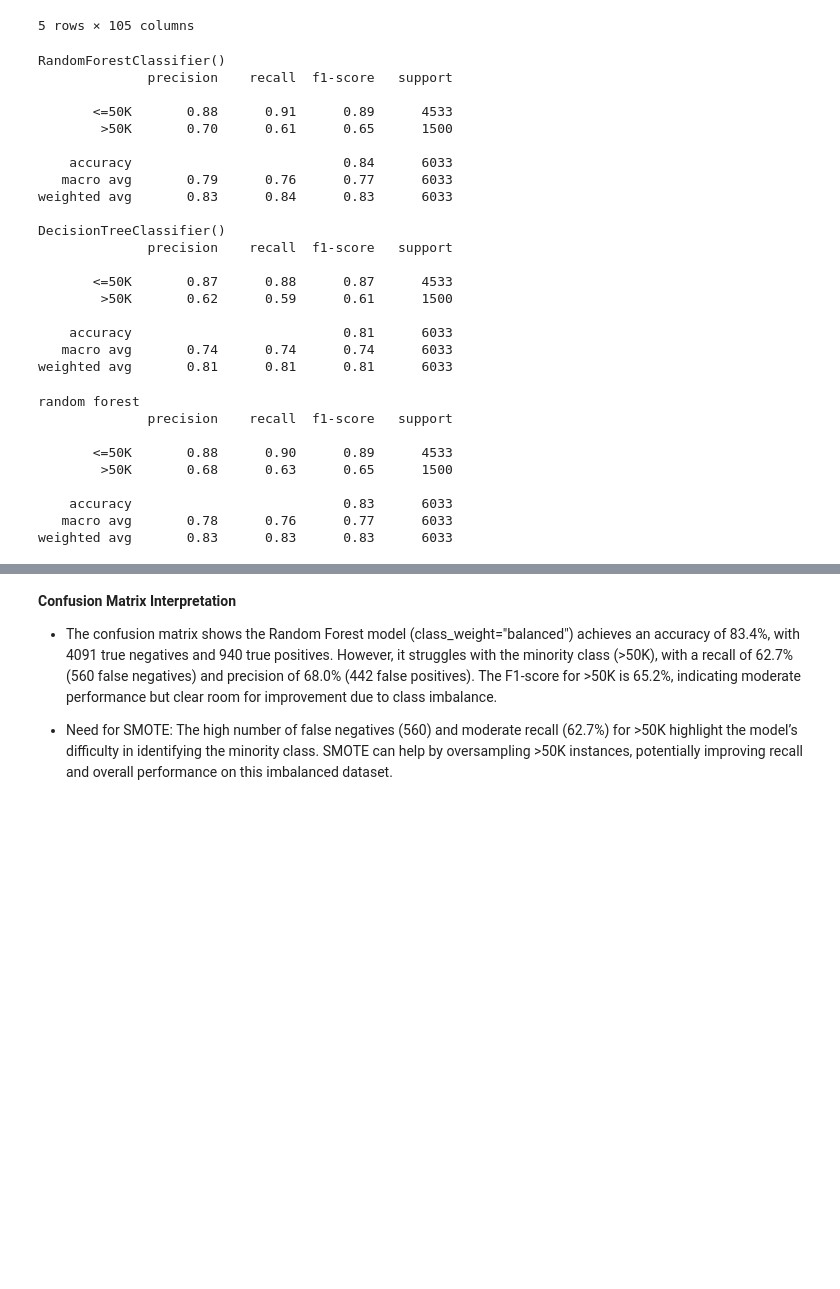
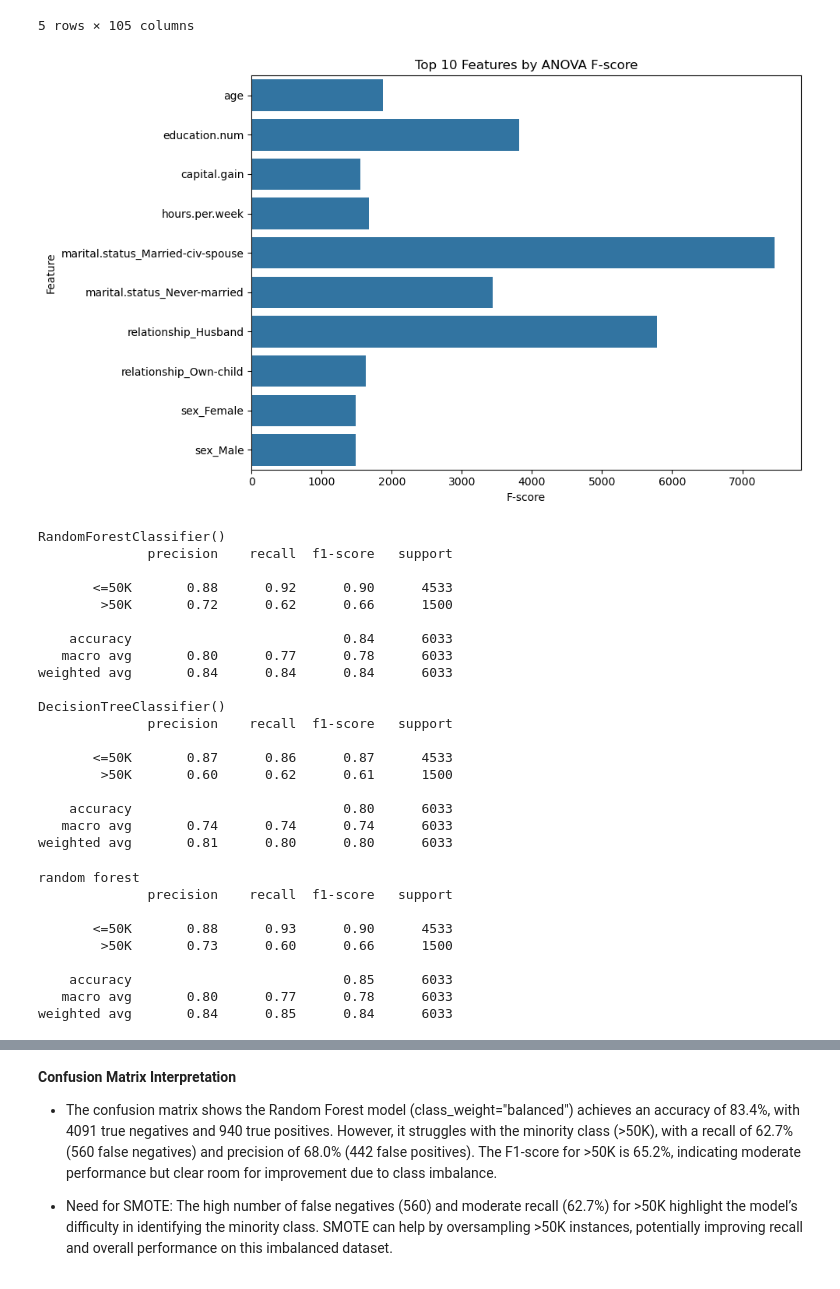
Before and after one commit to mohammed-el-amine-kichah/ML_2025_project, a Jupyter notebook: adult.ipynb, the cells around one changed output, grey strips where cells are left out. Cells and saved outputs as stored; diff of their text form; code cells hidden in the pictures; blank space fills up the shorter version.

```diff
--- a/adult.ipynb
+++ b/adult.ipynb
@@ -162,4 +171,33 @@ adult_df.head()
 | 5 | 34 | 216864 | 9 | 0 | 3770 | 45 | <=50K | ... |
 | 6 | 38 | 150601 | 6 | 0 | 3770 | 40 | <=50K | ... |
 5 rows × 105 columns
+# %%
+
+# Separate features and target
+X = adult_df.drop(columns=['income'])
+y = adult_df['income']
+
+# Use SelectKBest to select top 10 features
+selector = SelectKBest(score_func=f_classif, k=10)
+selector.fit(X, y)
+
+# Get feature scores and names
+scores = selector.scores_
+feature_names = X.columns
+
+# Get indices of top features
+top_indices = selector.get_support(indices=True)
+top_features = feature_names[top_indices]
+top_scores = scores[top_indices]
+
+# Plot the top k features
+plt.figure(figsize=(10, 6))
+sns.barplot(x=top_scores, y=top_features)
+plt.title('Top 10 Features by ANOVA F-score')
+plt.xlabel('F-score')
+plt.ylabel('Feature')
+plt.tight_layout()
+plt.show()
+# %% [output]
+[figure, added]
 # %%
@@ -180,22 +217,22 @@ for model in models :
 RandomForestClassifier()
               precision    recall  f1-score   support
 
-       <=50K       0.88      0.91      0.89      4533
-        >50K       0.70      0.61      0.65      1500
+       <=50K       0.88      0.92      0.90      4533
+        >50K       0.72      0.62      0.66      1500
 
     accuracy                           0.84      6033
-   macro avg       0.79      0.76      0.77      6033
-weighted avg       0.83      0.84      0.83      6033
+   macro avg       0.80      0.77      0.78      6033
+weighted avg       0.84      0.84      0.84      6033
 
 DecisionTreeClassifier()
               precision    recall  f1-score   support
 
-       <=50K       0.87      0.88      0.87      4533
-        >50K       0.62      0.59      0.61      1500
+       <=50K       0.87      0.86      0.87      4533
+        >50K       0.60      0.62      0.61      1500
 
-    accuracy                           0.81      6033
+    accuracy                           0.80      6033
    macro avg       0.74      0.74      0.74      6033
-weighted avg       0.81      0.81      0.81      6033
+weighted avg       0.81      0.80      0.80      6033
 # %%
 clf = RandomForestClassifier(class_weight="balanced")
 clf.fit(X_train, y_train)
@@ -206,10 +243,10 @@ print(classification_report(y_test,y_pred))
 random forest
               precision    recall  f1-score   support
 
-       <=50K       0.88      0.90      0.89      4533
-        >50K       0.68      0.63      0.65      1500
+       <=50K       0.88      0.93      0.90      4533
+        >50K       0.73      0.60      0.66      1500
 
-    accuracy                           0.83      6033
-   macro avg       0.78      0.76      0.77      6033
-weighted avg       0.83      0.83      0.83      6033
+    accuracy                           0.85      6033
+   macro avg       0.80      0.77      0.78      6033
+weighted avg       0.84      0.85      0.84      6033
 # %%
```
Also changed, not shown: parts of 13 cells of this notebook, 1 other file.
